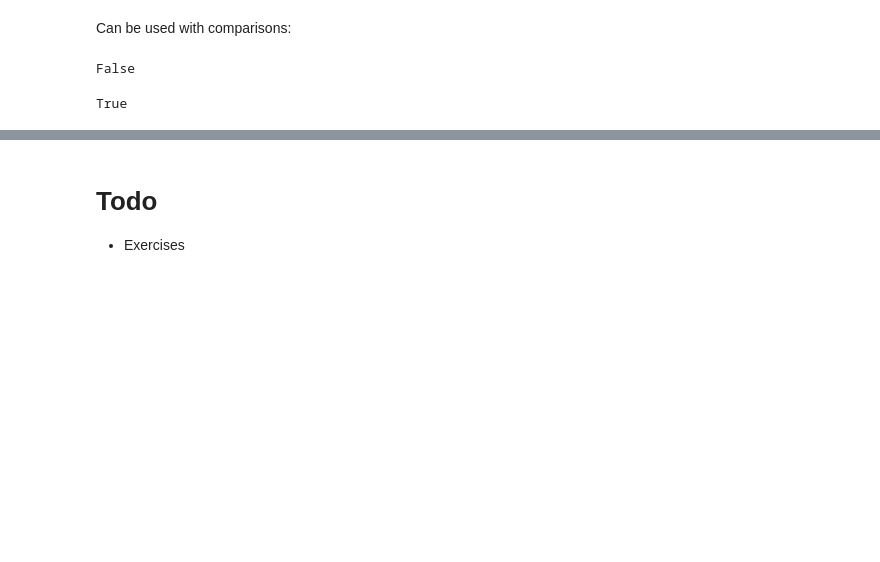
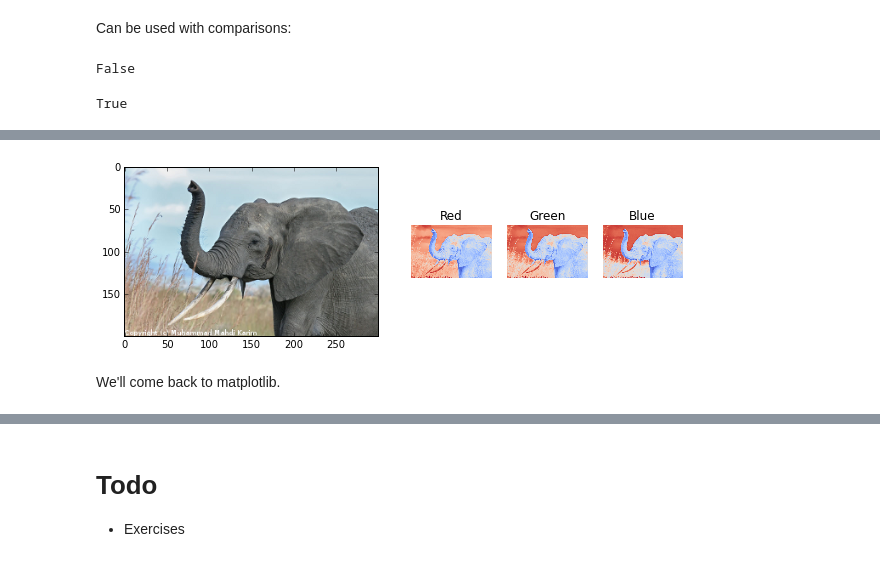
Before and after one commit to LUMC/python-course, a Jupyter notebook: numpy-intro/numpy-intro.ipynb, the cells around one changed output, grey strips where cells are left out. Drawn from its saved outputs; the diff is of its cells as text; code cells hidden in the pictures; blank space fills up the shorter version.

```diff
--- a/numpy-intro/numpy-intro.ipynb
+++ b/numpy-intro/numpy-intro.ipynb
@@ -684,0 +880,4 @@ Todo.
+# %%
+from matplotlib import pyplot as plt
+img = plt.imread('elephant.png')
+img.shape, img.dtype
@@ -684,0 +897,11 @@ Todo.
+# %%
+plt.figure(figsize=(10,8))
+plt.subplot(121).imshow(img)
+for i in range(3):
+    plt.subplot(1, 6, i + 4).imshow(img[:,:,i], cmap=plt.cm.coolwarm)
+    plt.title(['Red', 'Green', 'Blue'][i])
+    plt.axis('off')
+# %% [output]
+[figure, added]
+# %% [markdown]
+We'll come back to matplotlib.
```
Also changed, not shown: parts of 37 cells of this notebook, 3 other files.
